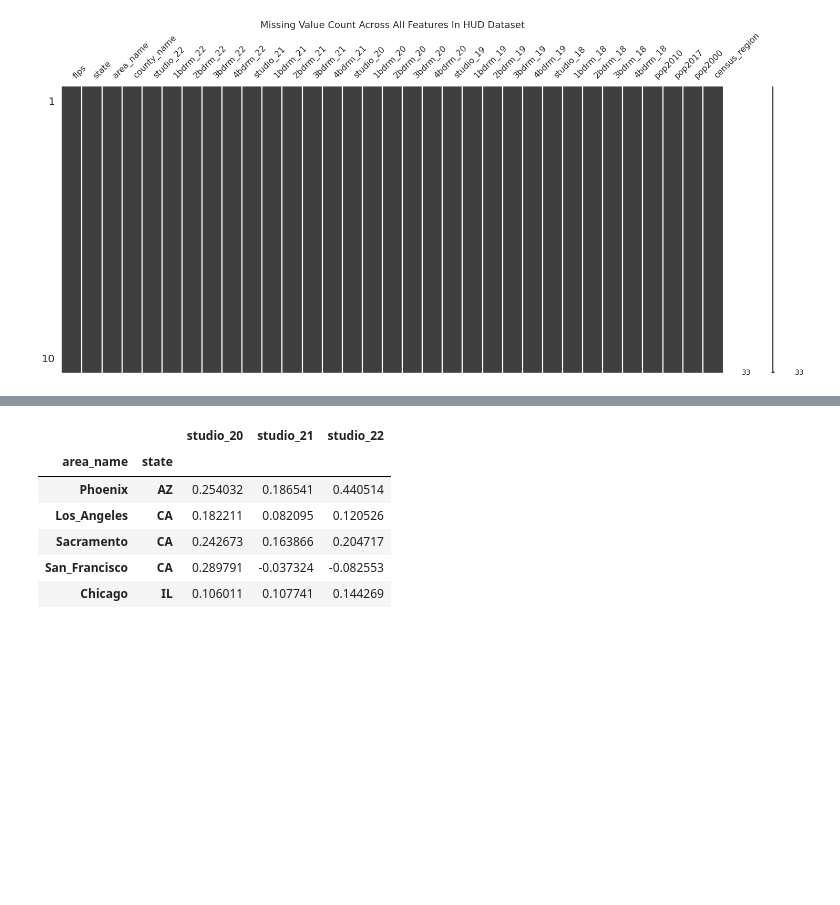
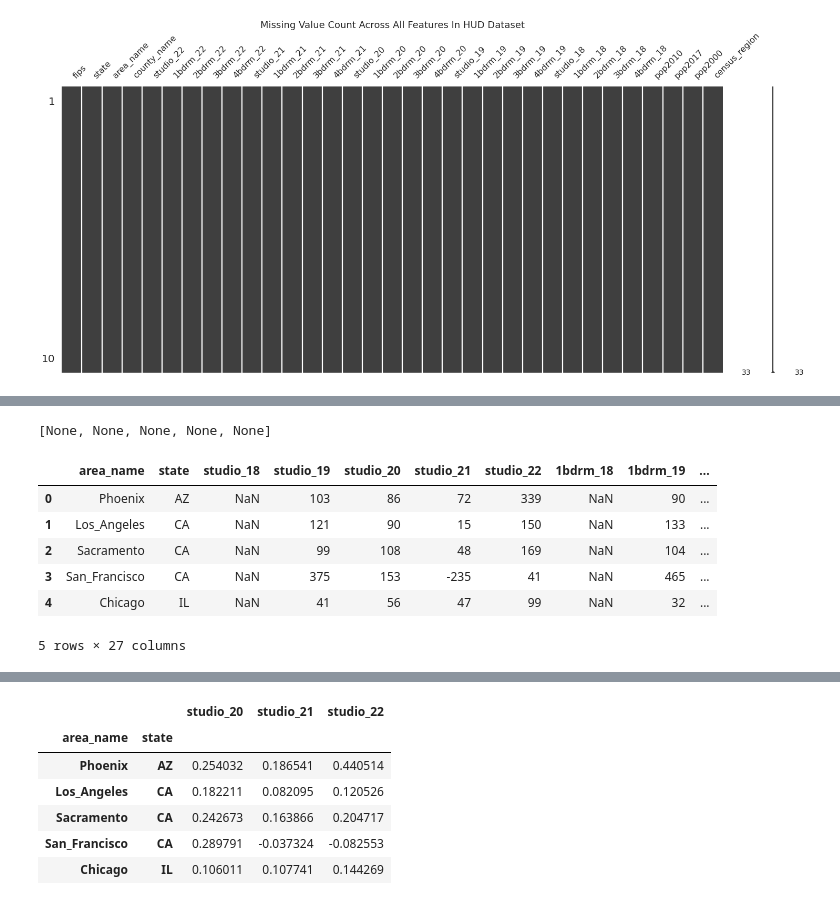
Before and after one commit to Keren-Neeq/DS4A-Team1, a Jupyter notebook: notebooks/Team1_EDA.ipynb, the cells around one changed output, grey strips where cells are left out. Drawn from its saved outputs; the diff is of its cells as text; code cells hidden in the pictures; blank space fills up the shorter version.

```diff
--- a/notebooks/Team1_EDA.ipynb
+++ b/notebooks/Team1_EDA.ipynb
@@ -206,0 +337,29 @@ hud_df = hud_df.set_index(['area_name', 'state'])
+# %%
+def combine_data(df_list, on, how='inner'):
+  """
+  Combines multiple DataFrames into one.
+
+    Parameters:
+          df_list : list
+              A list of two or more DataFrames.
+
+          on : label or list
+              Column name(s) to join on. These must be found in both DataFrames.
+
+          how : {‘left’, ‘right’, ‘outer’, ‘inner’, ‘cross’}, default ‘inner’
+              Type of merge to be performed.
+              • left: use only keys from left frame, similar to a SQL left outer join.
+              • right: use only keys from right frame, similar to a SQL right outer join.
+              • outer: use union of keys from both frames, similar to a SQL full outer join.
+              • inner: use intersection of keys from both frames, similar to a SQL inner join.
+              • cross: creates the cartesian product from both frames.
+
+    Returns:
+          combined_df (DataFrame): A Dataframe of the merged DataFrames in 'df_list'
+  """
+
+  combined_df = reduce(lambda left, right:
+                       pd.merge(left, right, on=on, how=how),
+                       df_list)
+
+  return combined_df
@@ -206,0 +376,14 @@ hud_df = hud_df.set_index(['area_name', 'state'])
+# %%
+# Reset indices
+
+[df.reset_index(inplace=True) for df in price_dfs]
+[df.reset_index(inplace=True) for df in price2_dfs]
+[df.reset_index(inplace=True) for df in price3_dfs]
+[df.reset_index(inplace=True) for df in price4_dfs]
+
+[df.reset_index(inplace=True) for df in percent_dfs]
+[df.reset_index(inplace=True) for df in percent2_dfs]
+[df.reset_index(inplace=True) for df in percent3_dfs]
+[df.reset_index(inplace=True) for df in percent4_dfs]
+# %% [output]
+[None, None, None, None, None]
@@ -206,0 +484,24 @@ hud_df = hud_df.set_index(['area_name', 'state'])
+# %%
+# Combine data by price differences
+
+price1 = [studio_price_df, onebdrm_price_df, twobdrm_price_df, threebdrm_price_df, fourbdrm_price_df]
+price1_comb_df = combine_data(price1, on=['area_name', 'state'])
+
+price2 = [studio2_price_df, onebdrm2_price_df, twobdrm2_price_df, threebdrm2_price_df, fourbdrm2_price_df]
+price2_comb_df = combine_data(price2, on=['area_name', 'state'])
+
+price3 = [studio3_price_df, onebdrm3_price_df, twobdrm3_price_df, threebdrm3_price_df, fourbdrm3_price_df]
+price3_comb_df = combine_data(price3, on=['area_name', 'state'])
+
+price4 = [studio4_price_df, onebdrm4_price_df, twobdrm4_price_df, threebdrm4_price_df, fourbdrm4_price_df]
+price4_comb_df = combine_data(price4, on=['area_name', 'state'])
+# %%
+price1_comb_df.head()
+# %% [output]
+|  | area_name | state | studio_18 | studio_19 | studio_20 | studio_21 | studio_22 | 1bdrm_18 | 1bdrm_19 | ... |
+| 0 | Phoenix | AZ | NaN | 103 | 86 | 72 | 339 | NaN | 90 | ... |
+| 1 | Los_Angeles | CA | NaN | 121 | 90 | 15 | 150 | NaN | 133 | ... |
+| 2 | Sacramento | CA | NaN | 99 | 108 | 48 | 169 | NaN | 104 | ... |
+| 3 | San_Francisco | CA | NaN | 375 | 153 | -235 | 41 | NaN | 465 | ... |
+| 4 | Chicago | IL | NaN | 41 | 56 | 47 | 99 | NaN | 32 | ... |
+5 rows × 27 columns
```
Also changed, not shown: parts of 39 cells of this notebook.
